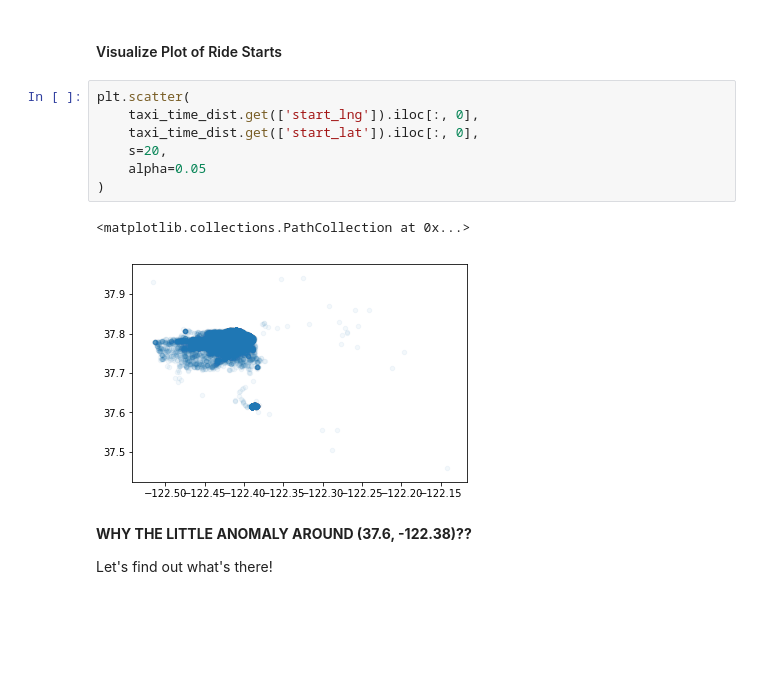
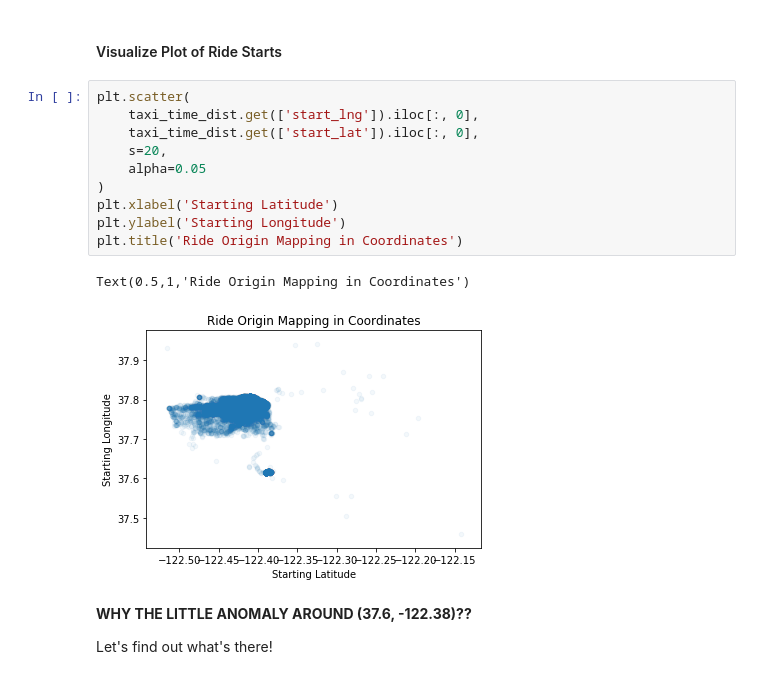
Before and after one commit to aurumkathuria/Taxi-Fare-ML-Project, a Jupyter notebook: Taxi Fare Project.ipynb, the cells around one changed output. Drawn from its saved outputs; the diff is of its cells as text; blank space fills up the shorter version.

```diff
--- a/Taxi Fare Project.ipynb
+++ b/Taxi Fare Project.ipynb
@@ -196,13 +282,16 @@ pd.DataFrame(fares)
 # %%
 plt.scatter(
     taxi_time_dist.get(['start_lng']).iloc[:, 0],
     taxi_time_dist.get(['start_lat']).iloc[:, 0],
     s=20,
     alpha=0.05
 )
+plt.xlabel('Starting Latitude')
+plt.ylabel('Starting Longitude')
+plt.title('Ride Origin Mapping in Coordinates')
 # %% [output]
-<matplotlib.collections.PathCollection at 0x...>
+Text(0.5,1,'Ride Origin Mapping in Coordinates')
-[figure, old version]
+[figure, new version]
 # %% [markdown]
 **WHY THE LITTLE ANOMALY AROUND (37.6, -122.38)??**
 
```
Also changed, not shown: parts of 16 cells of this notebook.
